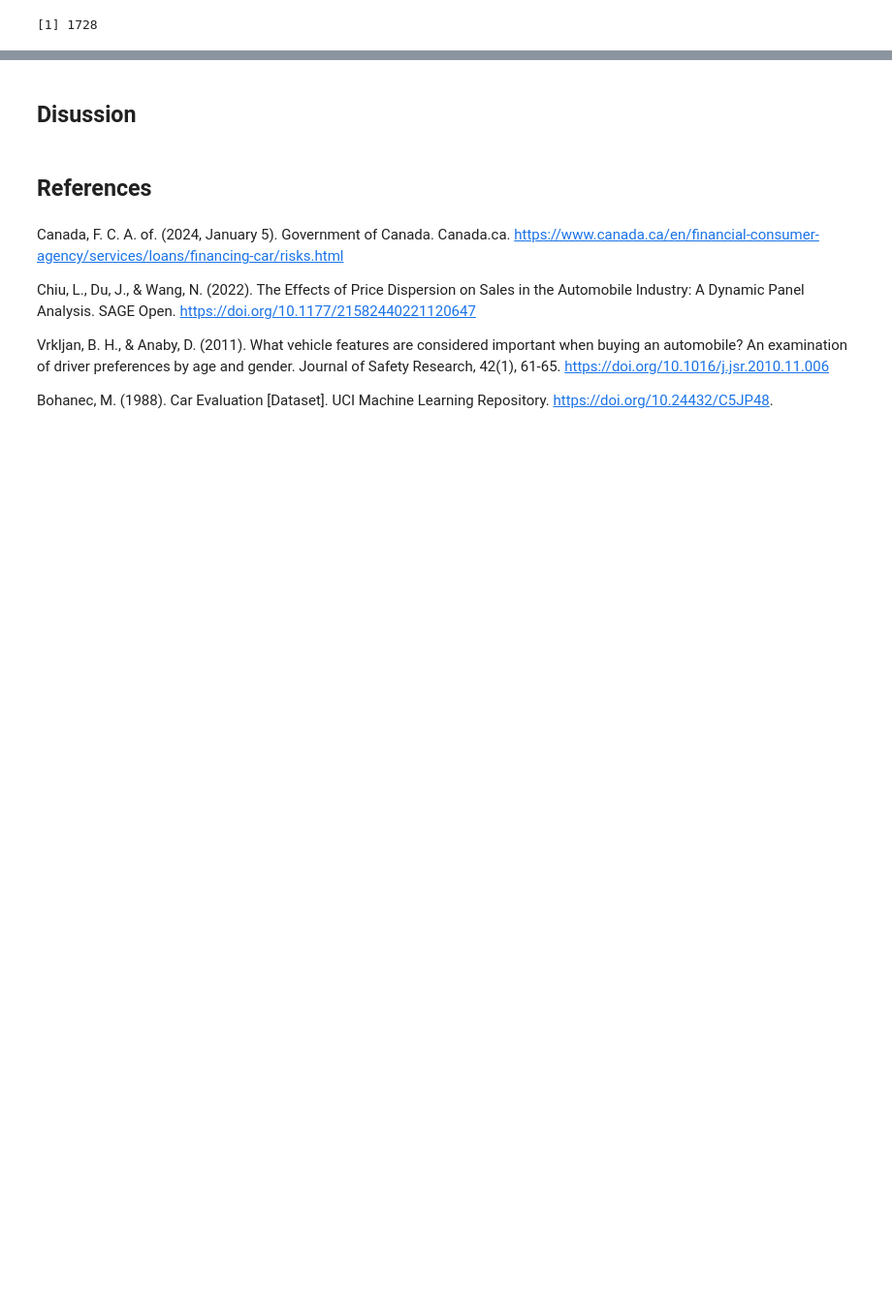
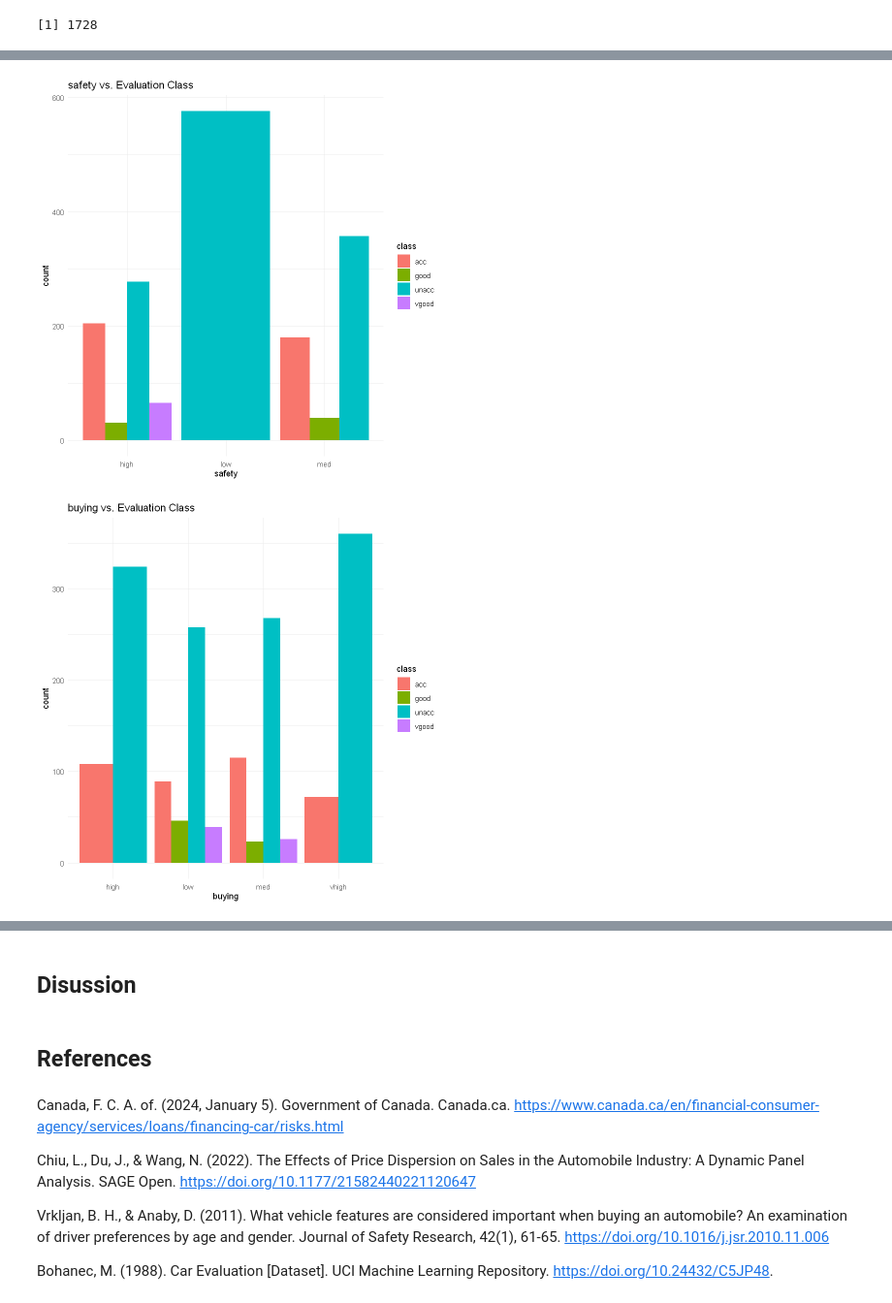
Before and after one commit to DSCI-310-2025/dsci-310-group-09, a Jupyter notebook: analysis.ipynb, the cells around one changed output, grey strips where cells are left out. Shown at 97% size. Saved outputs shown, nothing was run; the diff lists cells and outputs as text; code cells hidden in the pictures; blank space fills up the shorter version.

```diff
--- a/analysis.ipynb
+++ b/analysis.ipynb
@@ -59,0 +138,17 @@ data$class <- as.factor(data$class)
+# %%
+# Visualizing relationships
+features <- c("safety", "buying", "persons", "maint", "lug_boot", "doors")
+plot_list <- lapply(features, function(feature) {
+  ggplot(data, aes(x = .data[[feature]], fill = class)) +
+    geom_bar(position = "dodge") +
+    theme_minimal() +
+    labs(title = paste(feature, "vs. Evaluation Class"))
+})
+
+# Display plots separately
+for (plot in plot_list) {
+  print(plot)
+}
+# %% [output]
+[figure, added]
+[figure, added]
```
Also changed, not shown: parts of 20 cells of this notebook.
